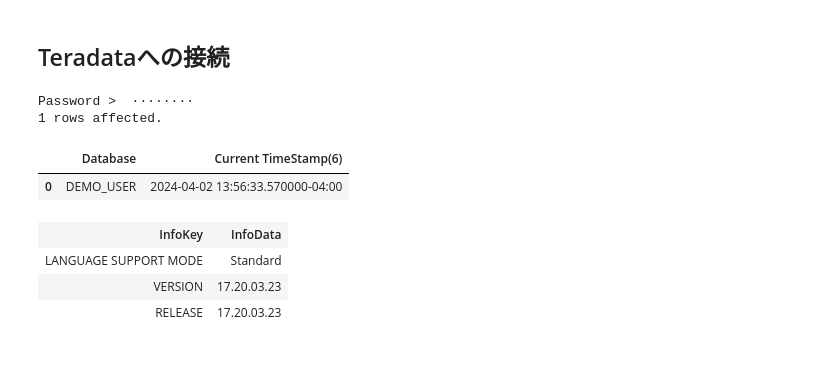
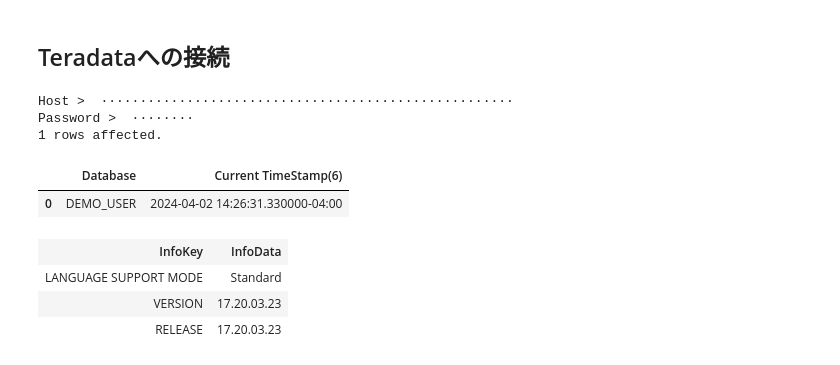
Before and after one commit to Teradata/teradata-japan, a Jupyter notebook: introductory-notebooks/2.2_load-and-read-with-tdload.ipynb, the cells around one changed output. Cells and saved outputs as stored; diff of their text form; code cells hidden in the pictures.

```diff
--- a/introductory-notebooks/2.2_load-and-read-with-tdload.ipynb
+++ b/introductory-notebooks/2.2_load-and-read-with-tdload.ipynb
@@ -51,34 +33,35 @@ os.makedirs(tmpdir, exist_ok=True)
 # %%
 from getpass import getpass
 from urllib.parse import quote_plus
 
 # 接続情報
-host = input("Host > ")
+host = getpass("Host > ")
 user = "demo_user"
 database = "demo_user"
 password = getpass("Password > ")
 dbs_port = 1025
 encryptdata = "true"
 
 connstr = (
   f"teradatasql://{user}:{quote_plus(password)}@{host}/?"
   f"&database={database}"
   f"&dbs_port={dbs_port}"
   f"&encryptdata={encryptdata}"
 )
 
 %load_ext sql
 %config SqlMagic.autopandas=True
 %config SqlMagic.displaycon=False
 %sql {connstr}
 
 # 接続確認
 %sql SELECT database, current_timestamp
 # %% [output]
+Host >  ·····················································
 Password >  ········
 1 rows affected.
 |  | Database | Current TimeStamp(6) |
-| 0 | DEMO_USER | 2024-04-02 13:56:33.570000-04:00 |
+| 0 | DEMO_USER | 2024-04-02 14:26:31.330000-04:00 |
 # %%
 # teradataml のコンテキストを開始
 from sqlalchemy import create_engine
```
Also changed, not shown: parts of 16 cells of this notebook.
